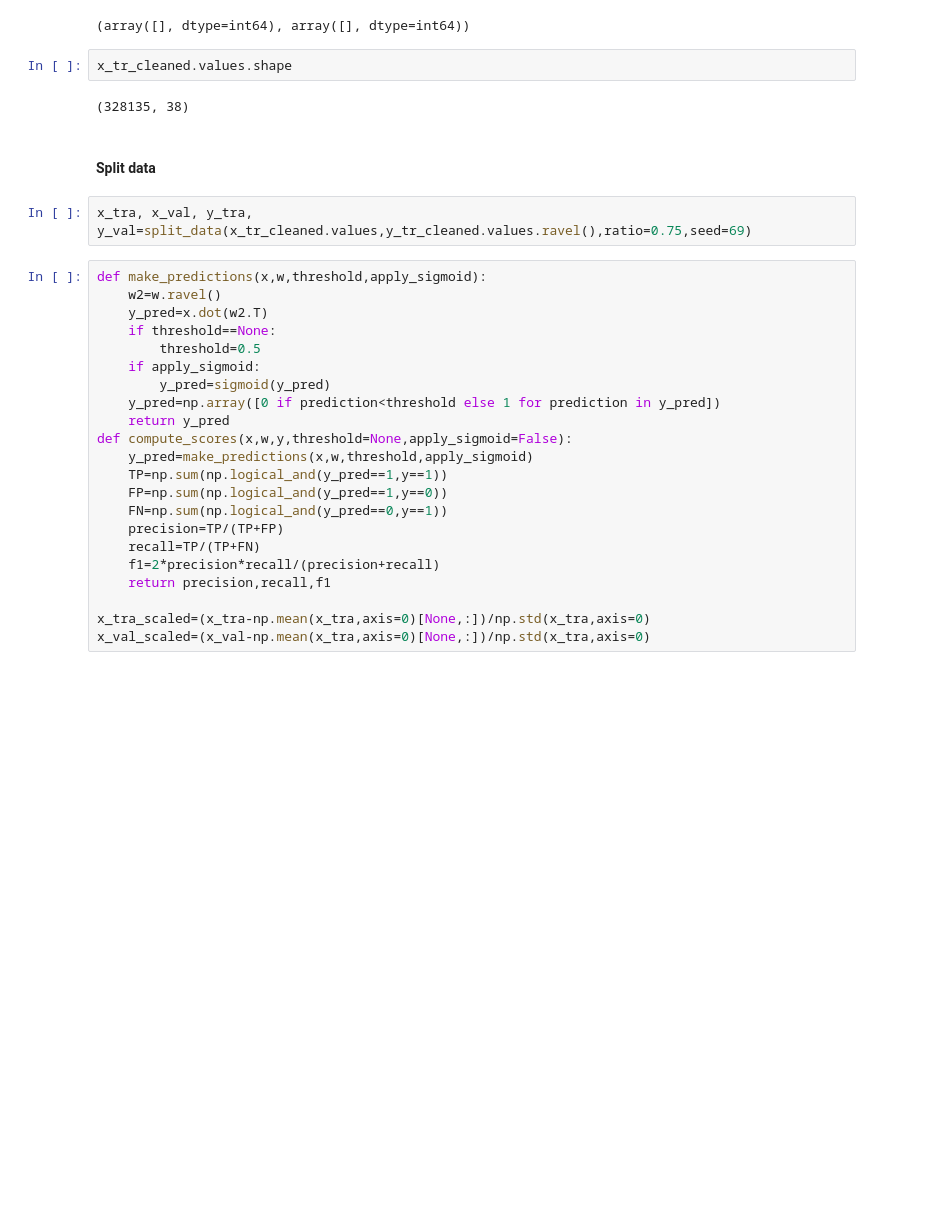
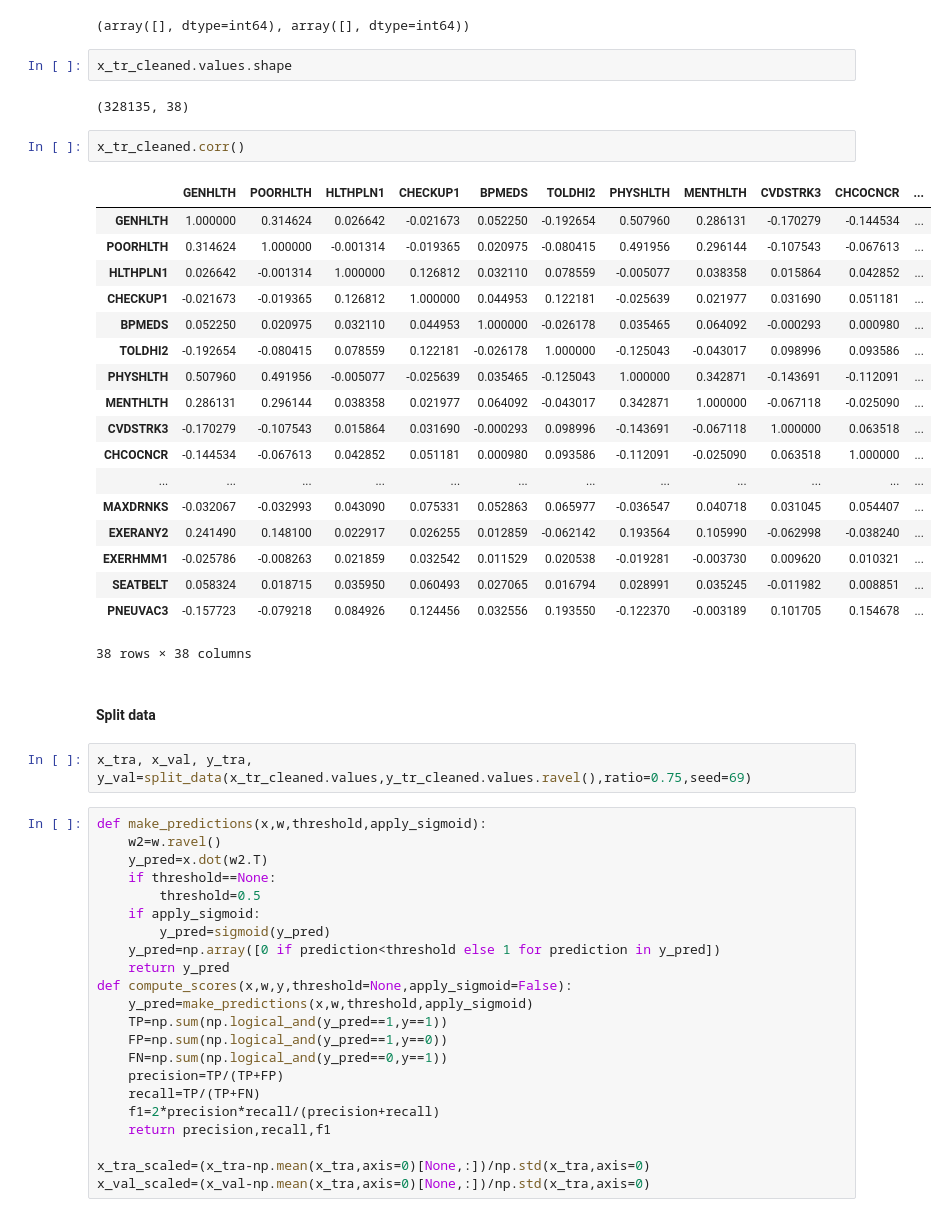
Before and after one commit to epfml/ml-project-1-whai, a Jupyter notebook: preprocessing.ipynb, the cells around one changed output. Drawn from its saved outputs; the diff is of its cells as text; blank space fills up the shorter version.

```diff
--- a/preprocessing.ipynb
+++ b/preprocessing.ipynb
@@ -194,6 +194,27 @@ np.where(np.isnan(x_tr_cleaned.values))
 x_tr_cleaned.values.shape
 # %% [output]
 (328135, 38)
+# %%
+x_tr_cleaned.corr()
+# %% [output]
+|  | GENHLTH | POORHLTH | HLTHPLN1 | CHECKUP1 | BPMEDS | TOLDHI2 | PHYSHLTH | MENTHLTH | CVDSTRK3 | CHCOCNCR | ... |
+| GENHLTH | 1.000000 | 0.314624 | 0.026642 | -0.021673 | 0.052250 | -0.192654 | 0.507960 | 0.286131 | -0.170279 | -0.144534 | ... |
+| POORHLTH | 0.314624 | 1.000000 | -0.001314 | -0.019365 | 0.020975 | -0.080415 | 0.491956 | 0.296144 | -0.107543 | -0.067613 | ... |
+| HLTHPLN1 | 0.026642 | -0.001314 | 1.000000 | 0.126812 | 0.032110 | 0.078559 | -0.005077 | 0.038358 | 0.015864 | 0.042852 | ... |
+| CHECKUP1 | -0.021673 | -0.019365 | 0.126812 | 1.000000 | 0.044953 | 0.122181 | -0.025639 | 0.021977 | 0.031690 | 0.051181 | ... |
+| BPMEDS | 0.052250 | 0.020975 | 0.032110 | 0.044953 | 1.000000 | -0.026178 | 0.035465 | 0.064092 | -0.000293 | 0.000980 | ... |
+| TOLDHI2 | -0.192654 | -0.080415 | 0.078559 | 0.122181 | -0.026178 | 1.000000 | -0.125043 | -0.043017 | 0.098996 | 0.093586 | ... |
+| PHYSHLTH | 0.507960 | 0.491956 | -0.005077 | -0.025639 | 0.035465 | -0.125043 | 1.000000 | 0.342871 | -0.143691 | -0.112091 | ... |
+| MENTHLTH | 0.286131 | 0.296144 | 0.038358 | 0.021977 | 0.064092 | -0.043017 | 0.342871 | 1.000000 | -0.067118 | -0.025090 | ... |
+| CVDSTRK3 | -0.170279 | -0.107543 | 0.015864 | 0.031690 | -0.000293 | 0.098996 | -0.143691 | -0.067118 | 1.000000 | 0.063518 | ... |
+| CHCOCNCR | -0.144534 | -0.067613 | 0.042852 | 0.051181 | 0.000980 | 0.093586 | -0.112091 | -0.025090 | 0.063518 | 1.000000 | ... |
+| ... | ... | ... | ... | ... | ... | ... | ... | ... | ... | ... | ... |
+| MAXDRNKS | -0.032067 | -0.032993 | 0.043090 | 0.075331 | 0.052863 | 0.065977 | -0.036547 | 0.040718 | 0.031045 | 0.054407 | ... |
+| EXERANY2 | 0.241490 | 0.148100 | 0.022917 | 0.026255 | 0.012859 | -0.062142 | 0.193564 | 0.105990 | -0.062998 | -0.038240 | ... |
+| EXERHMM1 | -0.025786 | -0.008263 | 0.021859 | 0.032542 | 0.011529 | 0.020538 | -0.019281 | -0.003730 | 0.009620 | 0.010321 | ... |
+| SEATBELT | 0.058324 | 0.018715 | 0.035950 | 0.060493 | 0.027065 | 0.016794 | 0.028991 | 0.035245 | -0.011982 | 0.008851 | ... |
+| PNEUVAC3 | -0.157723 | -0.079218 | 0.084926 | 0.124456 | 0.032556 | 0.193550 | -0.122370 | -0.003189 | 0.101705 | 0.154678 | ... |
+38 rows × 38 columns
 # %% [markdown]
 #### Split data
 # %%
```
Also changed, not shown: parts of 8 cells of this notebook.
